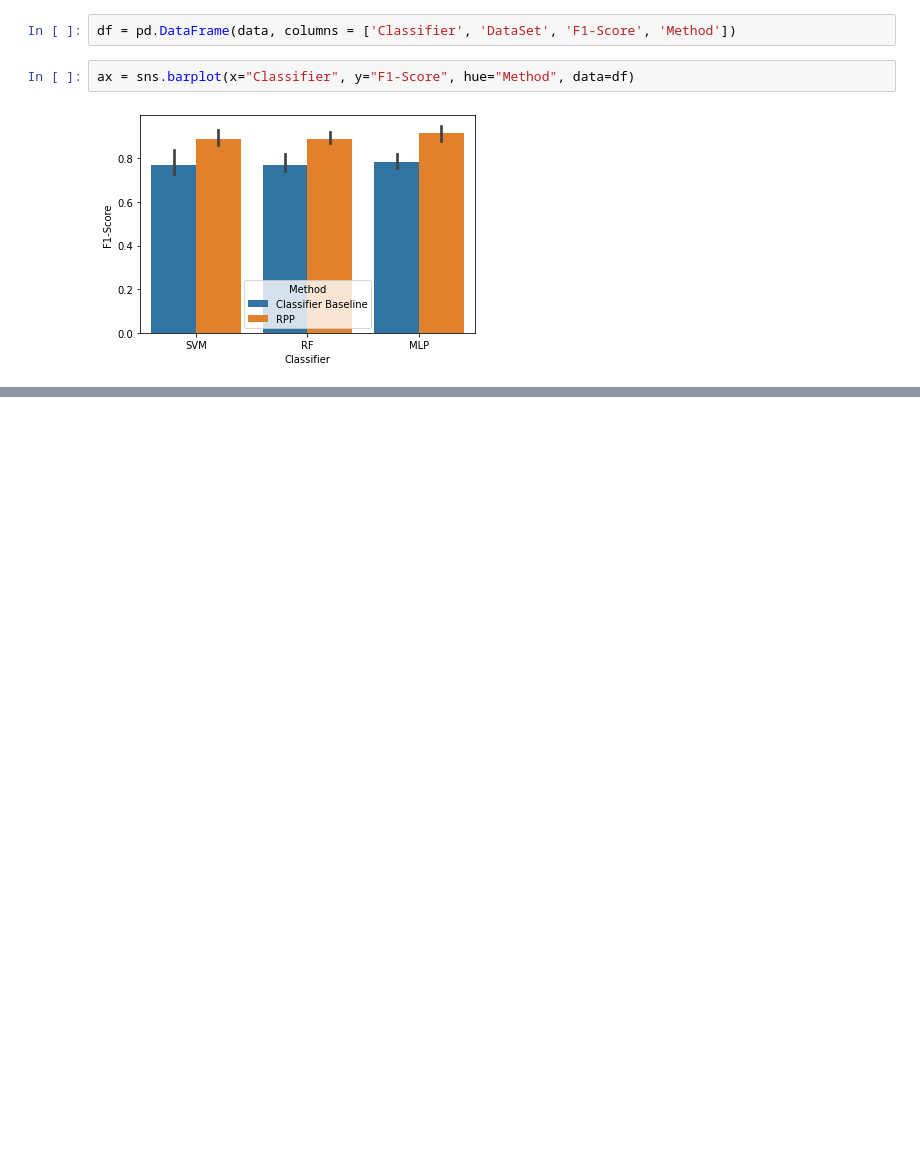
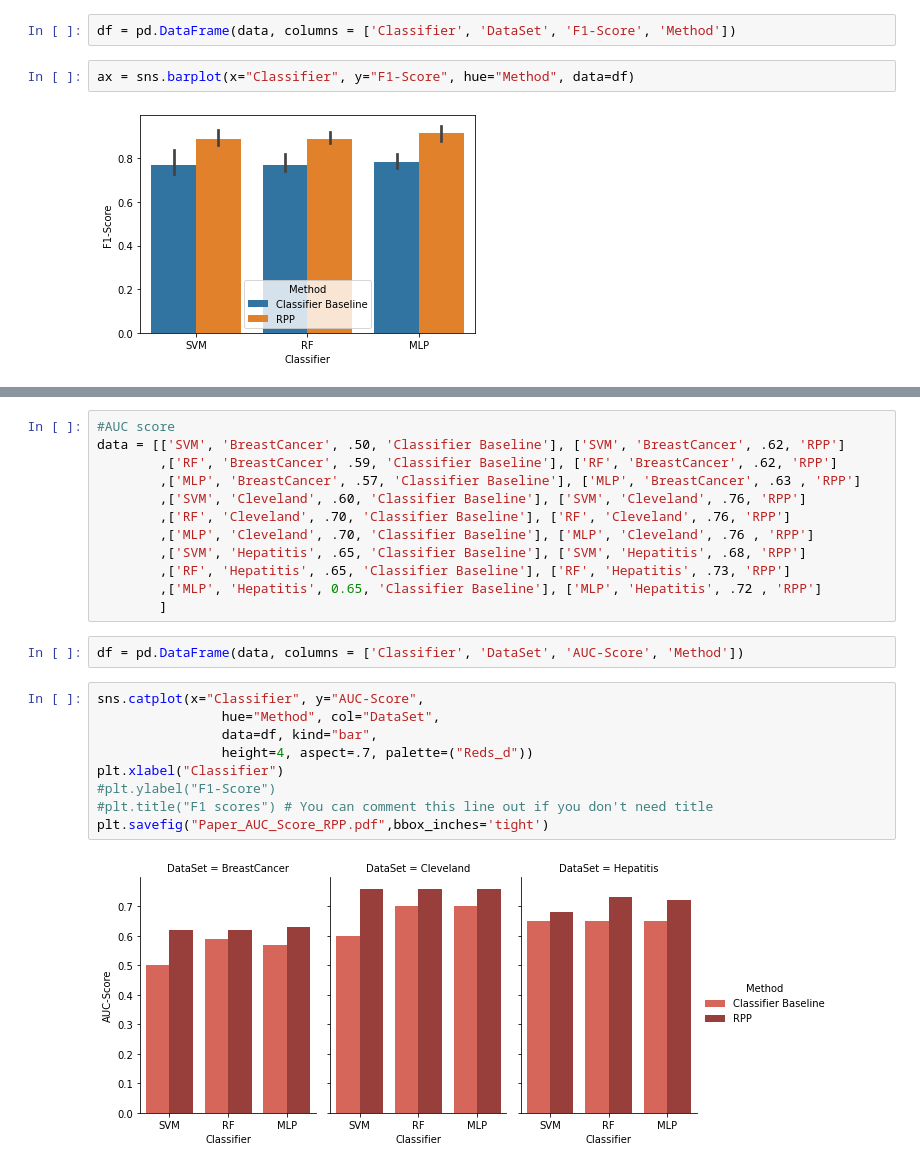
Before and after one commit to BlackCurrantDS/Mining-Rare-Association-Rules, a Jupyter notebook: Compare_classifier_scores_Paper.ipynb, the cells around one changed output, grey strips where cells are left out. Saved outputs shown, nothing was run; the diff lists cells and outputs as text; blank space fills up the shorter version.

```diff
--- a/Compare_classifier_scores_Paper.ipynb
+++ b/Compare_classifier_scores_Paper.ipynb
@@ -164,0 +165,25 @@ plt.savefig("Paper_F1_Score.pdf",bbox_inches='tight')
+# %%
+#AUC score
+data = [['SVM', 'BreastCancer', .50, 'Classifier Baseline'], ['SVM', 'BreastCancer', .62, 'RPP']
+        ,['RF', 'BreastCancer', .59, 'Classifier Baseline'], ['RF', 'BreastCancer', .62, 'RPP']
+        ,['MLP', 'BreastCancer', .57, 'Classifier Baseline'], ['MLP', 'BreastCancer', .63 , 'RPP']
+        ,['SVM', 'Cleveland', .60, 'Classifier Baseline'], ['SVM', 'Cleveland', .76, 'RPP']
+        ,['RF', 'Cleveland', .70, 'Classifier Baseline'], ['RF', 'Cleveland', .76, 'RPP']
+        ,['MLP', 'Cleveland', .70, 'Classifier Baseline'], ['MLP', 'Cleveland', .76 , 'RPP']
+        ,['SVM', 'Hepatitis', .65, 'Classifier Baseline'], ['SVM', 'Hepatitis', .68, 'RPP']
+        ,['RF', 'Hepatitis', .65, 'Classifier Baseline'], ['RF', 'Hepatitis', .73, 'RPP']
+        ,['MLP', 'Hepatitis', 0.65, 'Classifier Baseline'], ['MLP', 'Hepatitis', .72 , 'RPP']
+        ]
+# %%
+df = pd.DataFrame(data, columns = ['Classifier', 'DataSet', 'AUC-Score', 'Method'])
+# %%
+sns.catplot(x="Classifier", y="AUC-Score",
+                hue="Method", col="DataSet",
+                data=df, kind="bar",
+                height=4, aspect=.7, palette=("Reds_d"))
+plt.xlabel("Classifier")
+#plt.ylabel("F1-Score")
+#plt.title("F1 scores") # You can comment this line out if you don't need title
+plt.savefig("Paper_AUC_Score_RPP.pdf",bbox_inches='tight')
+# %% [output]
+[figure, added]
```
Also changed, not shown: parts of 1 cell of this notebook.
